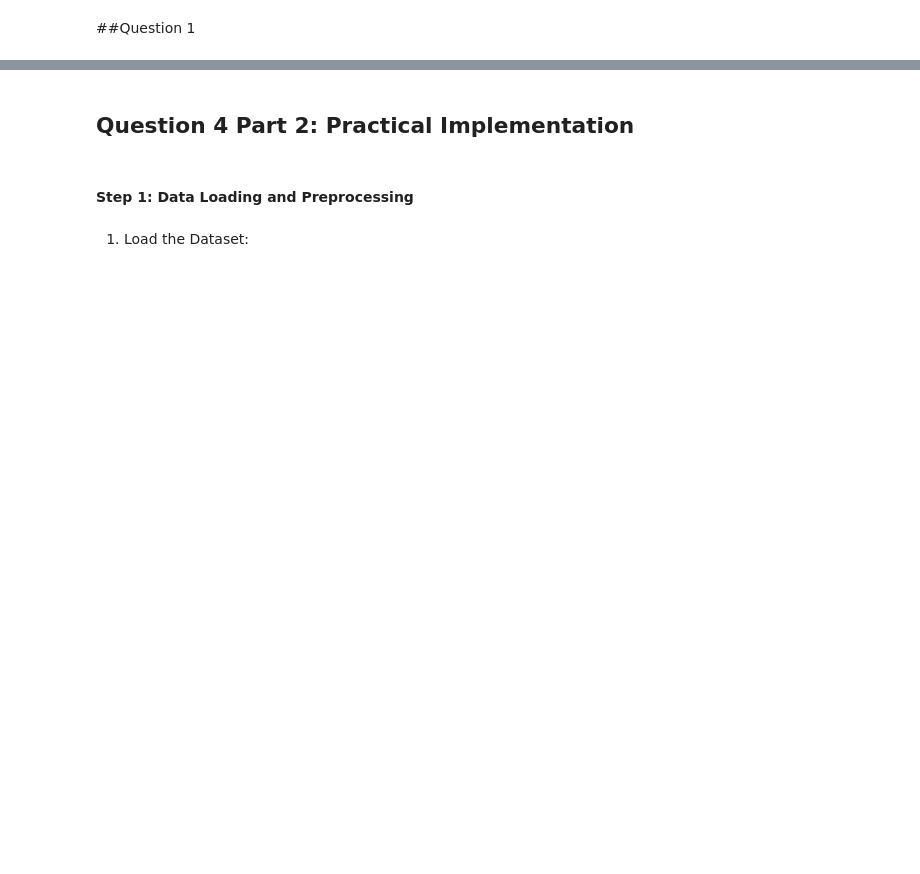
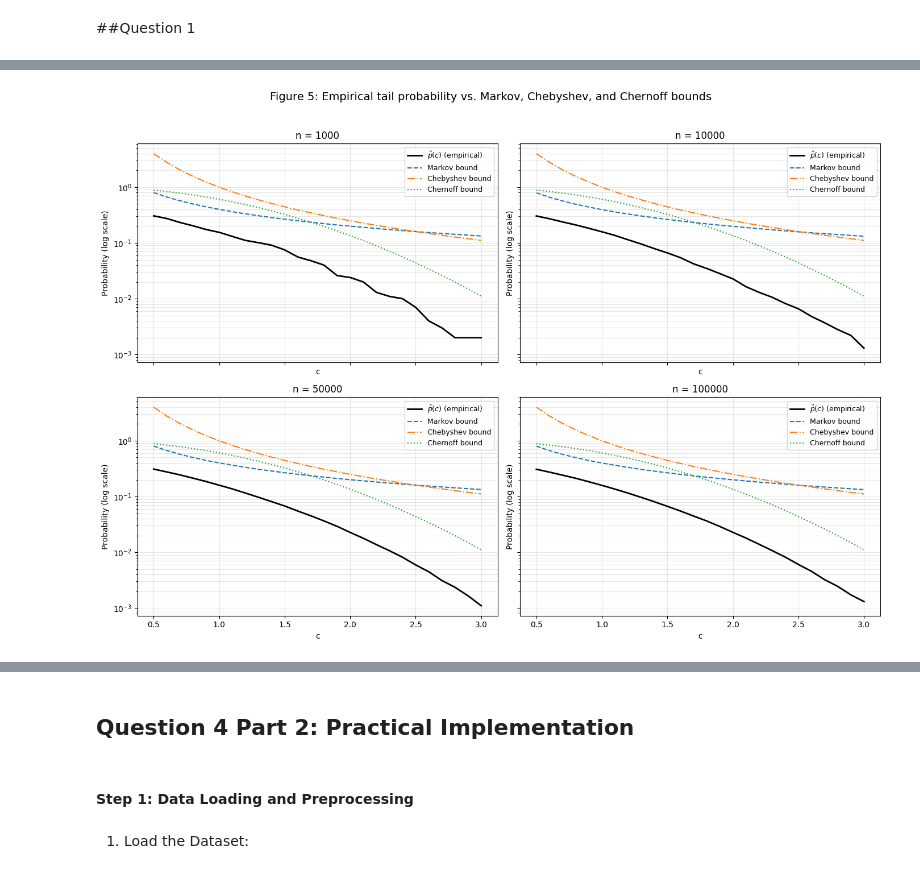
Before and after one commit to api-sage/systems_stochastic_processes, a Jupyter notebook: project4/pafolabi_ASP_HW4.ipynb, the cells around one changed output, grey strips where cells are left out. Drawn from its saved outputs; the diff is of its cells as text; code cells hidden in the pictures; blank space fills up the shorter version.

```diff
--- a/project4/pafolabi_ASP_HW4.ipynb
+++ b/project4/pafolabi_ASP_HW4.ipynb
@@ -19,0 +76,24 @@ RANDOM_STATE = # Set global random seed for reproducibility
+# %%
+def markov_bound(x, c_values):
+    """Markov bound on P(X >= c) using the positive part of X."""
+    x_pos_mean = np.mean(np.maximum(x, 0))
+    return x_pos_mean / c_values
+
+def chebyshev_bound(c_values):
+    """Chebyshev bound on P(X >= c) for a standard Normal (variance = 1)."""
+    return 1.0 / (c_values ** 2)
+
+def chernoff_bound(c_values):
+    """Chernoff bound on P(X >= c) for a standard Normal."""
+    return np.exp(-(c_values ** 2) / 2.0)
+
+bounds = {}
+for n in n_values:
+    bounds[n] = {
+        "markov": markov_bound(samples[n], c_values),
+        "chebyshev": chebyshev_bound(c_values),
+        "chernoff": chernoff_bound(c_values),
+    }
+
+# Quick look at the bounds for n = 1000
+pd.DataFrame(bounds[1000], index=np.round(c_values, 1)).head(10)
@@ -19,0 +116,22 @@ RANDOM_STATE = # Set global random seed for reproducibility
+# %%
+fig, axes = plt.subplots(2, 2, figsize=(14, 10), sharex=True, sharey=True)
+axes = axes.flatten()
+
+for ax, n in zip(axes, n_values):
+    ax.plot(c_values, p_hat[n], label=r"$\hat{p}(c)$ (empirical)", color="black", linewidth=2)
+    ax.plot(c_values, bounds[n]["markov"], label="Markov bound", linestyle="--")
+    ax.plot(c_values, bounds[n]["chebyshev"], label="Chebyshev bound", linestyle="-.")
+    ax.plot(c_values, bounds[n]["chernoff"], label="Chernoff bound", linestyle=":")
+
+    ax.set_yscale("log")
+    ax.set_title(f"n = {n}")
+    ax.set_xlabel("c")
+    ax.set_ylabel("Probability (log scale)")
+    ax.grid(True, which="both", alpha=0.3)
+    ax.legend(fontsize=9)
+
+fig.suptitle("Figure 5: Empirical tail probability vs. Markov, Chebyshev, and Chernoff bounds", fontsize=14)
+plt.tight_layout(rect=[0, 0, 1, 0.96])
+plt.show()
+# %% [output]
+[figure, added]
```
Also changed, not shown: parts of 39 cells of this notebook.
